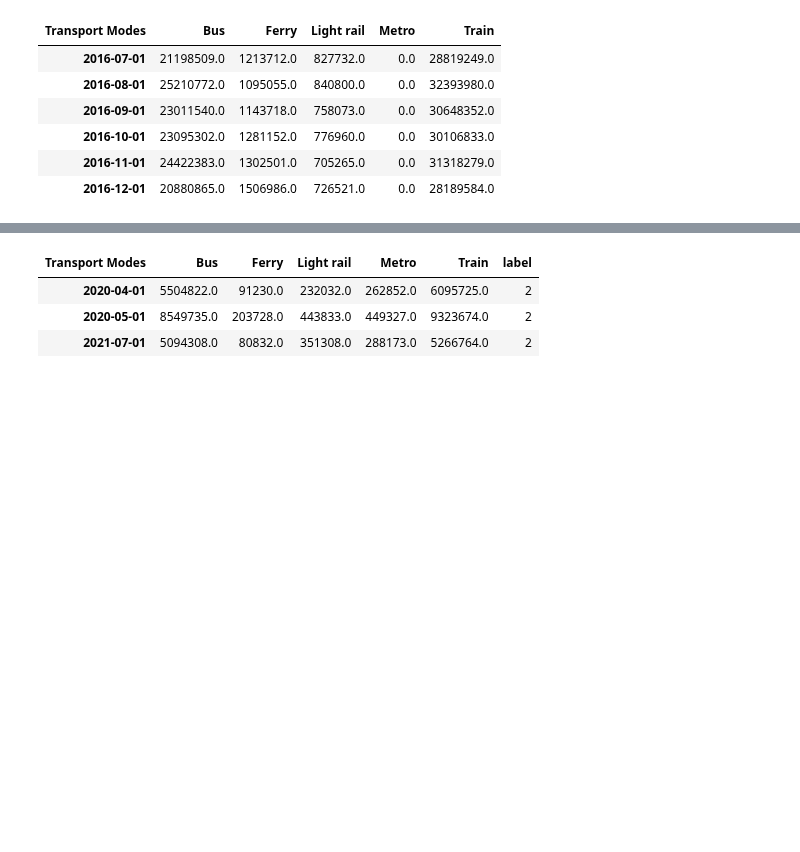
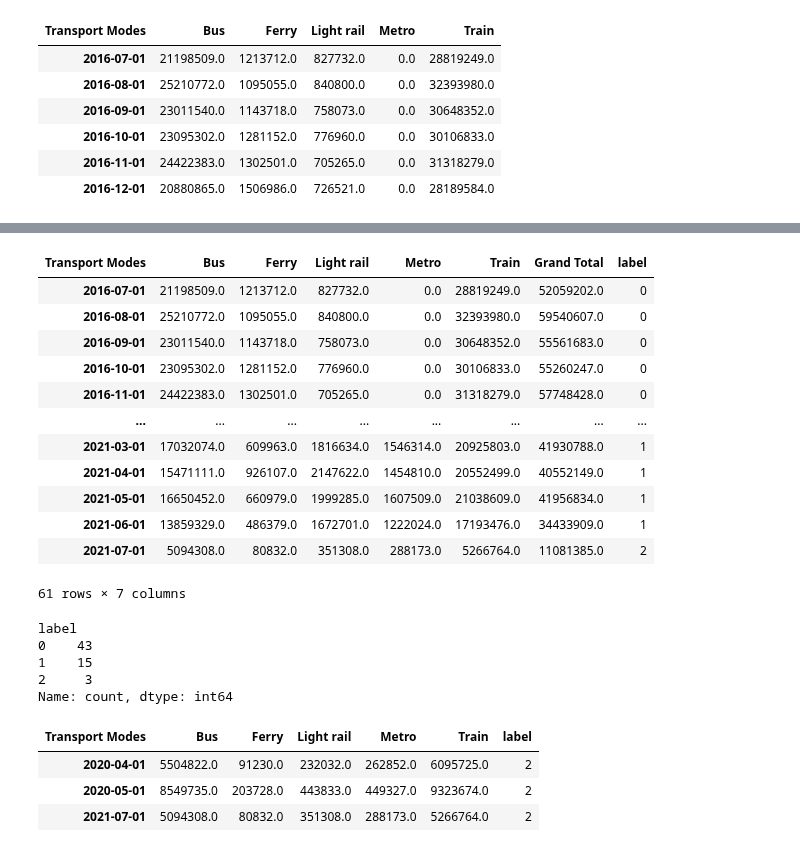
Before and after one commit to ethanaire/Analyzing-NSW-Public-Transports-with-Opal-Cards, a Jupyter notebook: Transport Usage Clustering.ipynb, the cells around one changed output, grey strips where cells are left out. Saved outputs shown, nothing was run; the diff lists cells and outputs as text; code cells hidden in the pictures; blank space fills up the shorter version.

```diff
--- a/Transport Usage Clustering.ipynb
+++ b/Transport Usage Clustering.ipynb
@@ -146,7 +154,9 @@ plt.show()
 # %%
-#Drop the column "Grand Total" for clustering
-transportmodes = df_transport.drop(columns=['Grand Total'])
-transportmodes.head(6)
+# Drop "Grand Total" column
+df = df.drop(columns=['Grand Total'])
+
+# Check the DataFrame after dropping "Grand Total"
+df.head()
 # %% [output]
 | Transport Modes | Bus | Ferry | Light rail | Metro | Train |
 | 2016-07-01 | 21198509.0 | 1213712.0 | 827732.0 | 0.0 | 28819249.0 |
@@ -193 +185,31 @@ Name: label, dtype: int64
+# %%
+# Retrieve the labels from the linkage matrix
+labels = cut_tree(lm, n_clusters=3)
+
+# Add the labels to the DataFrame
+df['label'] = labels
+df
+# %% [output]
+| Transport Modes | Bus | Ferry | Light rail | Metro | Train | Grand Total | label |
+| 2016-07-01 | 21198509.0 | 1213712.0 | 827732.0 | 0.0 | 28819249.0 | 52059202.0 | 0 |
+| 2016-08-01 | 25210772.0 | 1095055.0 | 840800.0 | 0.0 | 32393980.0 | 59540607.0 | 0 |
+| 2016-09-01 | 23011540.0 | 1143718.0 | 758073.0 | 0.0 | 30648352.0 | 55561683.0 | 0 |
+| 2016-10-01 | 23095302.0 | 1281152.0 | 776960.0 | 0.0 | 30106833.0 | 55260247.0 | 0 |
+| 2016-11-01 | 24422383.0 | 1302501.0 | 705265.0 | 0.0 | 31318279.0 | 57748428.0 | 0 |
+| ... | ... | ... | ... | ... | ... | ... | ... |
+| 2021-03-01 | 17032074.0 | 609963.0 | 1816634.0 | 1546314.0 | 20925803.0 | 41930788.0 | 1 |
+| 2021-04-01 | 15471111.0 | 926107.0 | 2147622.0 | 1454810.0 | 20552499.0 | 40552149.0 | 1 |
+| 2021-05-01 | 16650452.0 | 660979.0 | 1999285.0 | 1607509.0 | 21038609.0 | 41956834.0 | 1 |
+| 2021-06-01 | 13859329.0 | 486379.0 | 1672701.0 | 1222024.0 | 17193476.0 | 34433909.0 | 1 |
+| 2021-07-01 | 5094308.0 | 80832.0 | 351308.0 | 288173.0 | 5266764.0 | 11081385.0 | 2 |
+61 rows × 7 columns
+# %%
+# Get the count of each label
+df['label'].value_counts()
+# %% [output]
+label
+0    43
+1    15
+2     3
+Name: count, dtype: int64
 # %%
```
Also changed, not shown: parts of 15 cells of this notebook.
